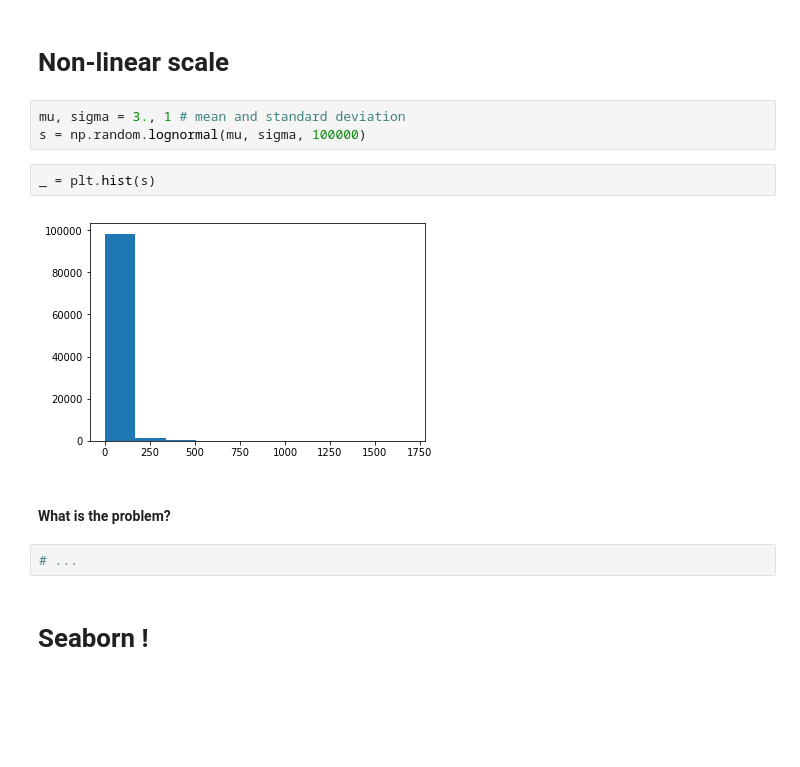
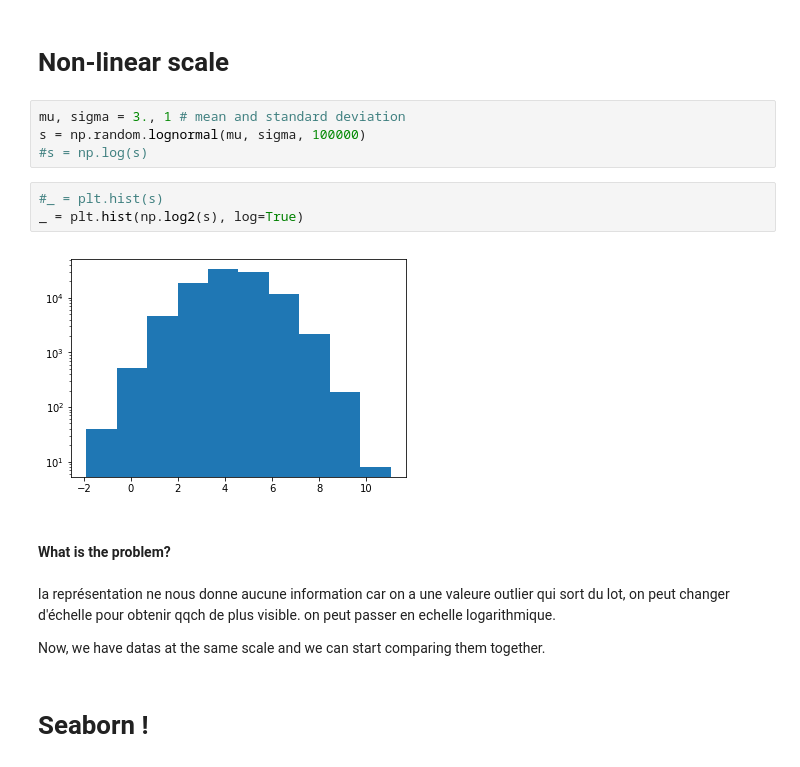
Before and after one commit to CeliaBenquet/2019, a Jupyter notebook: Tutorials/03 - Data Visualization/ADA - Intro to Viz.ipynb, the cells around one changed output. Saved outputs shown, nothing was run; the diff lists cells and outputs as text; blank space fills up the shorter version.

```diff
--- a/Tutorials/03 - Data Visualization/ADA - Intro to Viz.ipynb
+++ b/Tutorials/03 - Data Visualization/ADA - Intro to Viz.ipynb
@@ -98,14 +111,18 @@ plt.legend()
 # %%
 mu, sigma = 3., 1 # mean and standard deviation
 s = np.random.lognormal(mu, sigma, 100000)
+#s = np.log(s)
-# %%
-_ = plt.hist(s)
-# %% [output]
-[figure, removed]
+# %%
+#_ = plt.hist(s)
+_ = plt.hist(np.log2(s), log=True)
+# %% [output]
+[figure, added]
 # %% [markdown]
 #### What is the problem?
-# %%
-# ...
+# %% [markdown]
+la représentation ne nous donne aucune information car on a une valeure outlier qui sort du lot, on peut changer d'échelle pour obtenir qqch de plus visible. on peut passer en echelle logarithmique.
+
+Now, we have datas at the same scale and we can start comparing them together.
 # %% [markdown]
 # Seaborn !
 # %%
```
Also changed, not shown: parts of 11 cells of this notebook.
